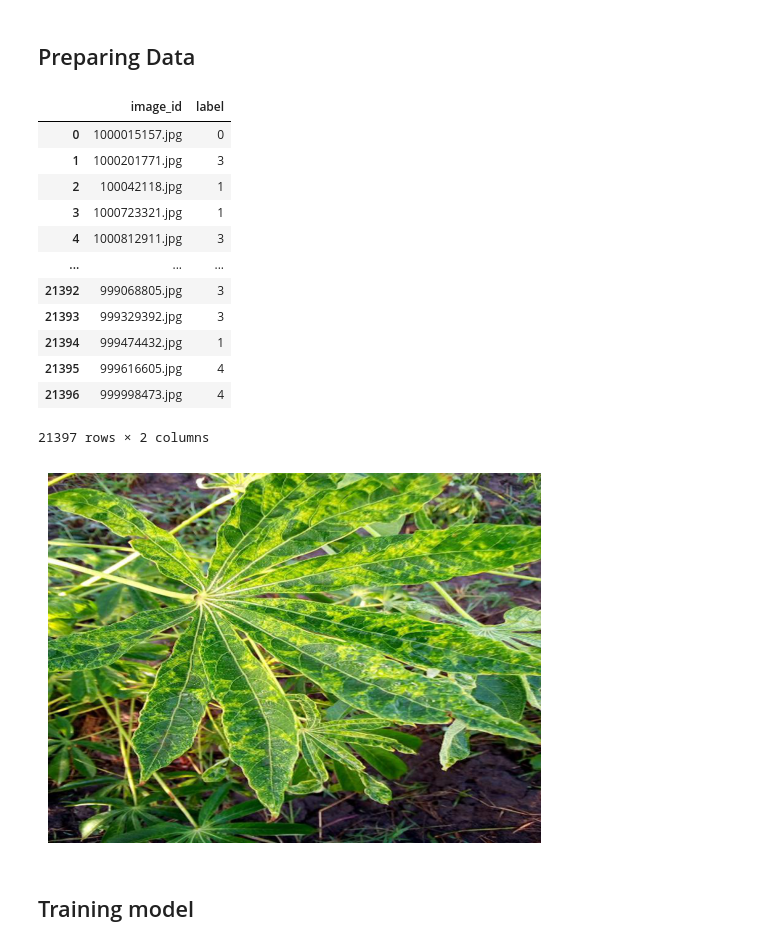
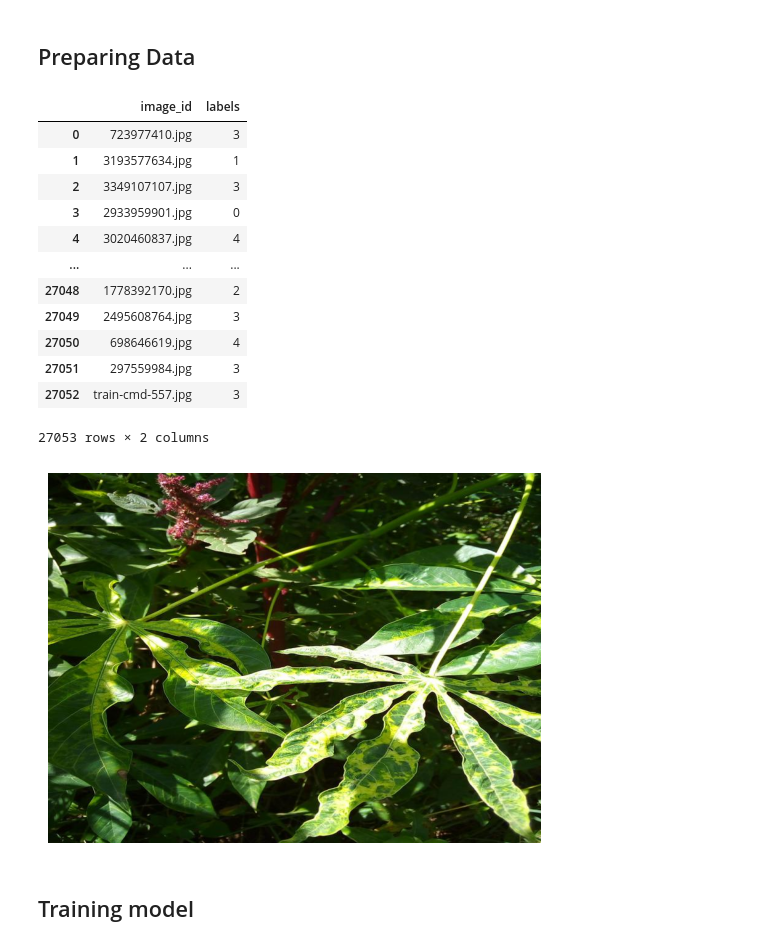
Before and after one commit to alexksh2/SC4000_Machine_Learning, a Jupyter notebook: scripts/ResNext_Cassava Disease Classifier_ownNorm.ipynb, the cells around one changed output. Drawn from its saved outputs; the diff is of its cells as text; code cells hidden in the pictures.

```diff
--- a/scripts/ResNext_Cassava Disease Classifier_ownNorm.ipynb
+++ b/scripts/ResNext_Cassava Disease Classifier_ownNorm.ipynb
@@ -10,22 +10,22 @@ batch_size = 128
 ## Preparing Data
 # %%
 import pandas as pd
-df_train_data = pd.read_csv('cassava-leaf-disease-classification/train.csv')
+df_train_data = pd.read_csv("../data/merged_train.csv")
 df_train_data
 # %% [output]
-|  | image_id | label |
-| 0 | 1000015157.jpg | 0 |
-| 1 | 1000201771.jpg | 3 |
-| 2 | 100042118.jpg | 1 |
-| 3 | 1000723321.jpg | 1 |
-| 4 | 1000812911.jpg | 3 |
+|  | image_id | labels |
+| 0 | 723977410.jpg | 3 |
+| 1 | 3193577634.jpg | 1 |
+| 2 | 3349107107.jpg | 3 |
+| 3 | 2933959901.jpg | 0 |
+| 4 | 3020460837.jpg | 4 |
 | ... | ... | ... |
-| 21392 | 999068805.jpg | 3 |
-| 21393 | 999329392.jpg | 3 |
-| 21394 | 999474432.jpg | 1 |
-| 21395 | 999616605.jpg | 4 |
-| 21396 | 999998473.jpg | 4 |
+| 27048 | 1778392170.jpg | 2 |
+| 27049 | 2495608764.jpg | 3 |
+| 27050 | 698646619.jpg | 4 |
+| 27051 | 297559984.jpg | 3 |
+| 27052 | train-cmd-557.jpg | 3 |
-21397 rows × 2 columns
+27053 rows × 2 columns
 # %%
 from torchvision import transforms
 from PIL import Image
@@ -33,33 +33,33 @@ import matplotlib.pyplot as plt
 
 
 import numpy as np
 import matplotlib.pyplot as plt
 from PIL import Image
 from glob import glob
 from torchvision import transforms
 
 # Define the path to your train_images directory
-train_path = 'cassava-leaf-disease-classification/train_images'
+train_path = "../data/train_images/"
 
 # Use glob to get all image files with .jpg or .jpeg extensions
 image_files = glob(train_path + '/*.jp*g')
 
 # Define the transformation (ToTensor)
 transform = transforms.ToTensor()
 
 # Randomly select an image path
 img_path = np.random.choice(image_files)
 
 # Open the image
 image = Image.open(img_path)
 
 # Apply the transform to convert the image to a tensor
 image_tensor = transform(image)
 
 # Display the image
 plt.imshow(image_tensor.permute(1, 2, 0))  # Permute is needed to change the shape to (H, W, C)
 plt.axis('off')  # Hide axis
 plt.show()
 # %% [output]
-[figure, old version]
+[figure, new version]
 # %%
```
Also changed, not shown: parts of 5 cells of this notebook, 2 other files.
